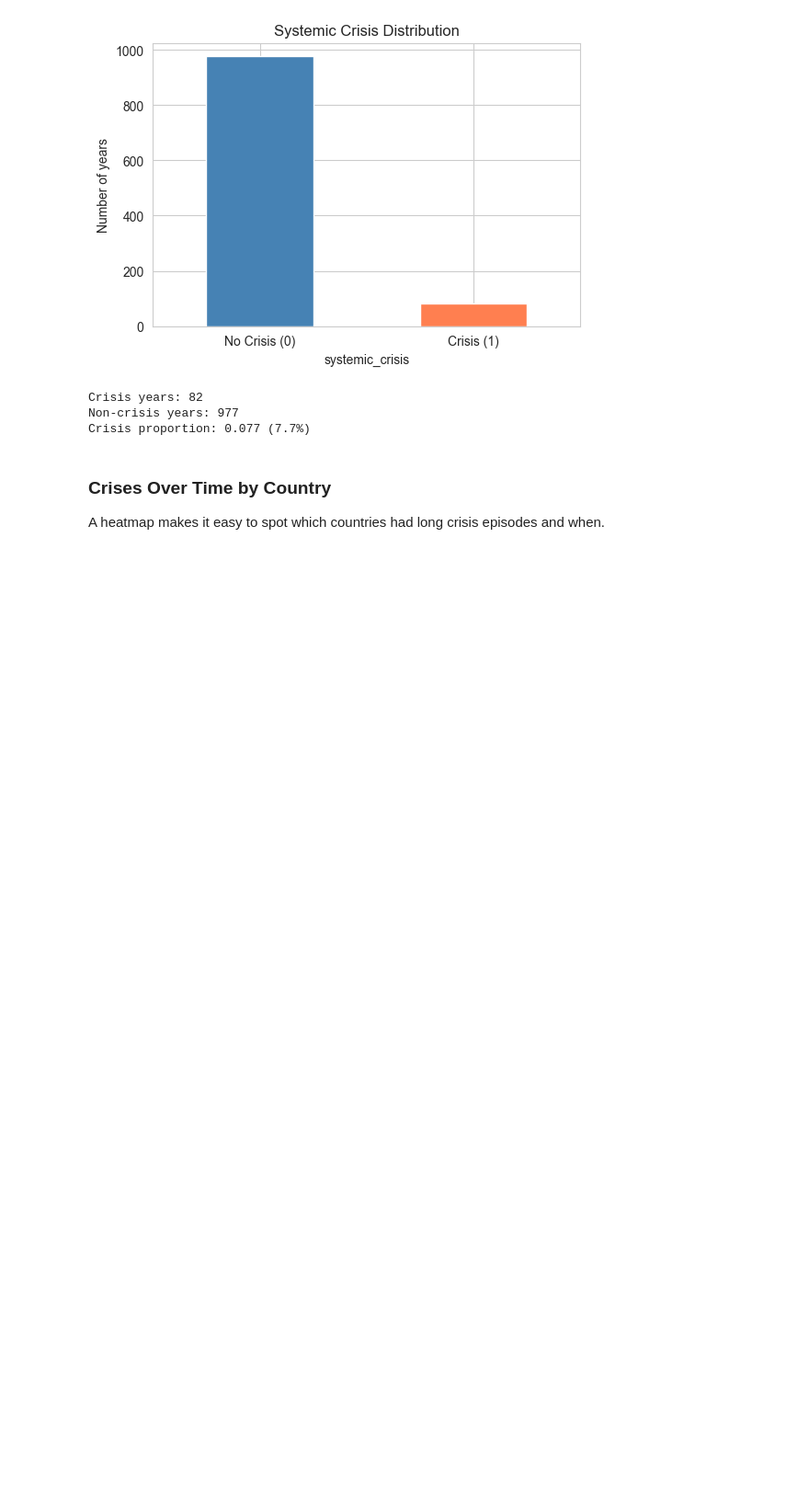
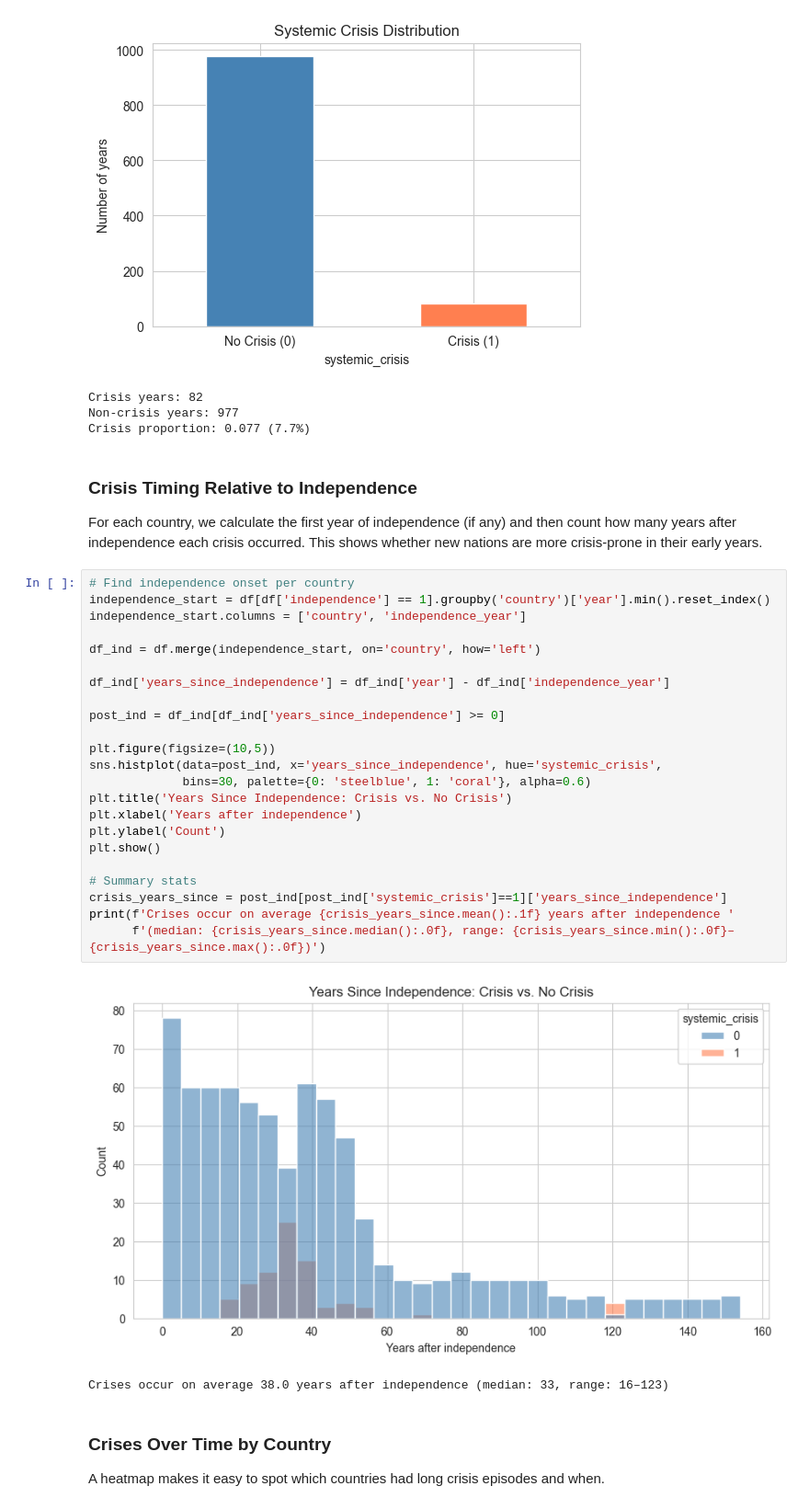
Before and after one commit to yevqlzw/African_Crisis_Prediction, a Jupyter notebook: notebooks/01_eda_and_cleaning.ipynb, the cells around one changed output. Shown at 92% size. Saved outputs shown, nothing was run; the diff lists cells and outputs as text; blank space fills up the shorter version.

Commit message:
Add Crisis Timing Relative to Independence

```diff
--- a/notebooks/01_eda_and_cleaning.ipynb
+++ b/notebooks/01_eda_and_cleaning.ipynb
@@ -121,6 +121,37 @@ print(f'Crisis proportion: {crisis_prop:.3f} ({crisis_prop*100:.1f}%)')
 Crisis years: 82
 Non‑crisis years: 977
 Crisis proportion: 0.077 (7.7%)
+# %% [markdown]
+### Crisis Timing Relative to Independence
+
+For each country, we calculate the first year of independence (if any) and then count how many years after independence each crisis occurred.
+This shows whether new nations are more crisis‑prone in their early years.
+# %%
+# Find independence onset per country
+independence_start = df[df['independence'] == 1].groupby('country')['year'].min().reset_index()
+independence_start.columns = ['country', 'independence_year']
+
+df_ind = df.merge(independence_start, on='country', how='left')
+
+df_ind['years_since_independence'] = df_ind['year'] - df_ind['independence_year']
+
+post_ind = df_ind[df_ind['years_since_independence'] >= 0]
+
+plt.figure(figsize=(10,5))
+sns.histplot(data=post_ind, x='years_since_independence', hue='systemic_crisis',
+             bins=30, palette={0: 'steelblue', 1: 'coral'}, alpha=0.6)
+plt.title('Years Since Independence: Crisis vs. No Crisis')
+plt.xlabel('Years after independence')
+plt.ylabel('Count')
+plt.show()
+
+# Summary stats
+crisis_years_since = post_ind[post_ind['systemic_crisis']==1]['years_since_independence']
+print(f'Crises occur on average {crisis_years_since.mean():.1f} years after independence '
+      f'(median: {crisis_years_since.median():.0f}, range: {crisis_years_since.min():.0f}–{crisis_years_since.max():.0f})')
+# %% [output]
+[figure, added]
+Crises occur on average 38.0 years after independence (median: 33, range: 16–123)
 # %% [markdown]
 ### Crises Over Time by Country
 
```
